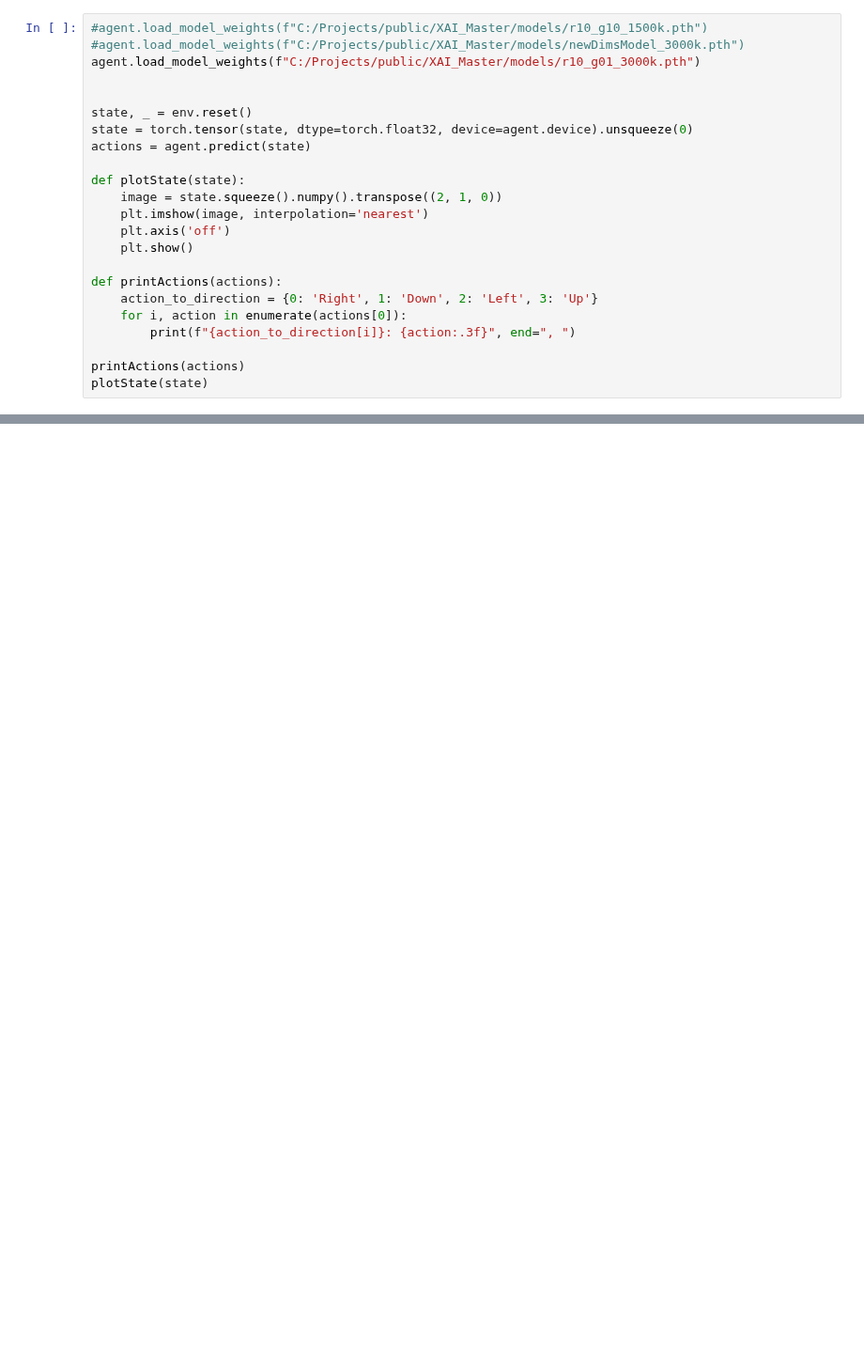
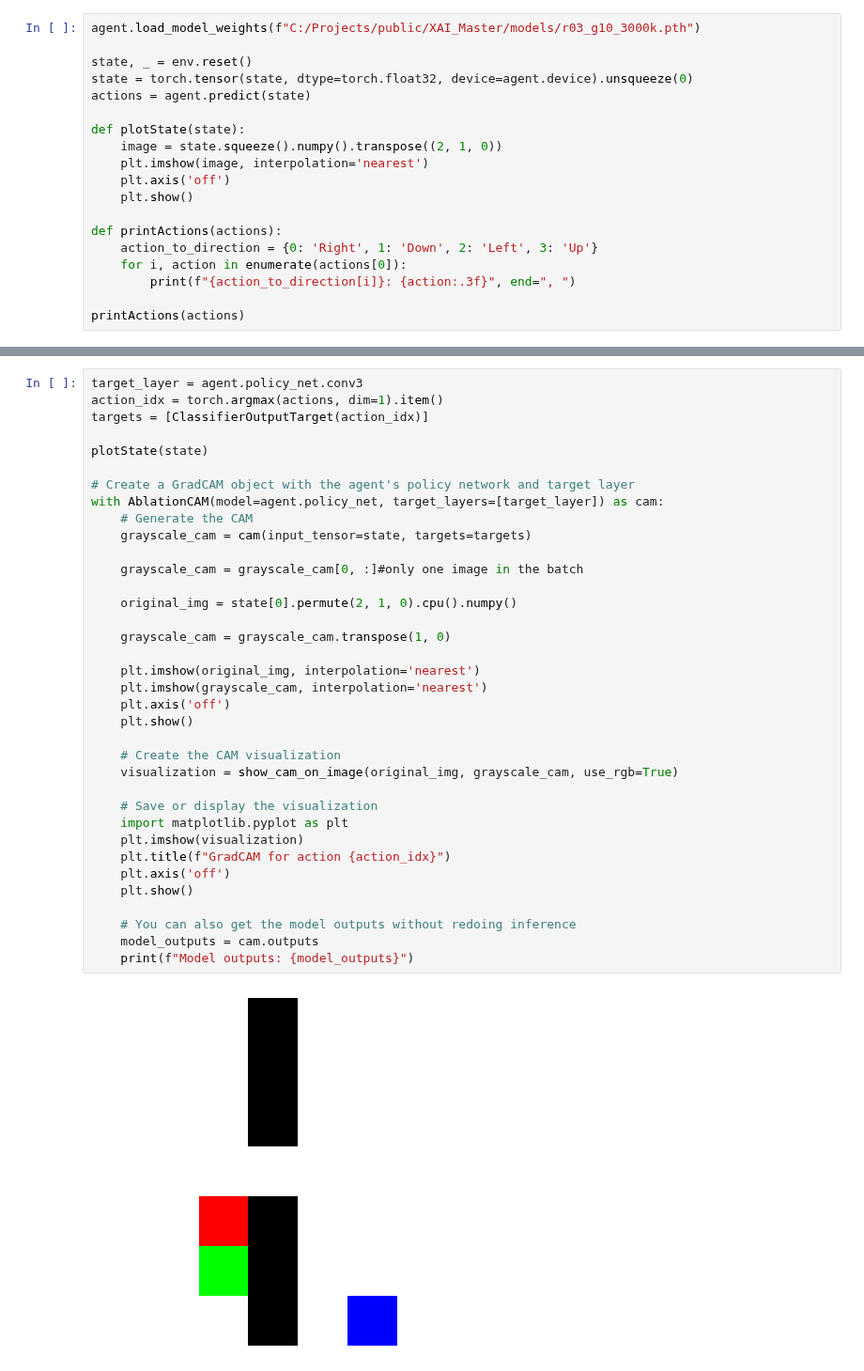
Before and after one commit to gunhamn/public, a Jupyter notebook: XAI_Master/gradCam.ipynb, the cells around one changed output, grey strips where cells are left out. Shown at 94% size. Saved outputs shown, nothing was run; the diff lists cells and outputs as text; blank space fills up the shorter version.

```diff
--- a/XAI_Master/gradCam.ipynb
+++ b/XAI_Master/gradCam.ipynb
@@ -121,10 +118,7 @@ if __name__ == "__main__":
               "r10_g09_1500k",
               "r10_g10_1500k"]
 # %%
-#agent.load_model_weights(f"C:/Projects/public/XAI_Master/models/r10_g10_1500k.pth")
-#agent.load_model_weights(f"C:/Projects/public/XAI_Master/models/newDimsModel_3000k.pth")
-agent.load_model_weights(f"C:/Projects/public/XAI_Master/models/r10_g01_3000k.pth")
-
+agent.load_model_weights(f"C:/Projects/public/XAI_Master/models/r03_g10_3000k.pth")
 
 state, _ = env.reset()
 state = torch.tensor(state, dtype=torch.float32, device=agent.device).unsqueeze(0)
@@ -142,5 +136,4 @@ def printActions(actions):
         print(f"{action_to_direction[i]}: {action:.3f}", end=", ")
 
 printActions(actions)
-plotState(state)
 # %% [output]
@@ -253,0 +142,38 @@ Model outputs: tensor([[0.6363, 0.6582, 0.7108, 0.6870]], grad_fn=<AddmmBackward
+# %%
+target_layer = agent.policy_net.conv3
+action_idx = torch.argmax(actions, dim=1).item()
+targets = [ClassifierOutputTarget(action_idx)]
+
+plotState(state)
+
+# Create a GradCAM object with the agent's policy network and target layer
+with AblationCAM(model=agent.policy_net, target_layers=[target_layer]) as cam:
+    # Generate the CAM
+    grayscale_cam = cam(input_tensor=state, targets=targets)
+
+    grayscale_cam = grayscale_cam[0, :]#only one image in the batch
+
+    original_img = state[0].permute(2, 1, 0).cpu().numpy()
+
+    grayscale_cam = grayscale_cam.transpose(1, 0)
+
+    plt.imshow(original_img, interpolation='nearest')
+    plt.imshow(grayscale_cam, interpolation='nearest')
+    plt.axis('off')
+    plt.show()
+
+    # Create the CAM visualization
+    visualization = show_cam_on_image(original_img, grayscale_cam, use_rgb=True)
+
+    # Save or display the visualization
+    import matplotlib.pyplot as plt
+    plt.imshow(visualization)
+    plt.title(f"GradCAM for action {action_idx}")
+    plt.axis('off')
+    plt.show()
+
+    # You can also get the model outputs without redoing inference
+    model_outputs = cam.outputs
+    print(f"Model outputs: {model_outputs}")
+# %% [output]
+[figure, added]
```
Also changed, not shown: parts of 4 cells of this notebook, 6 other files.
